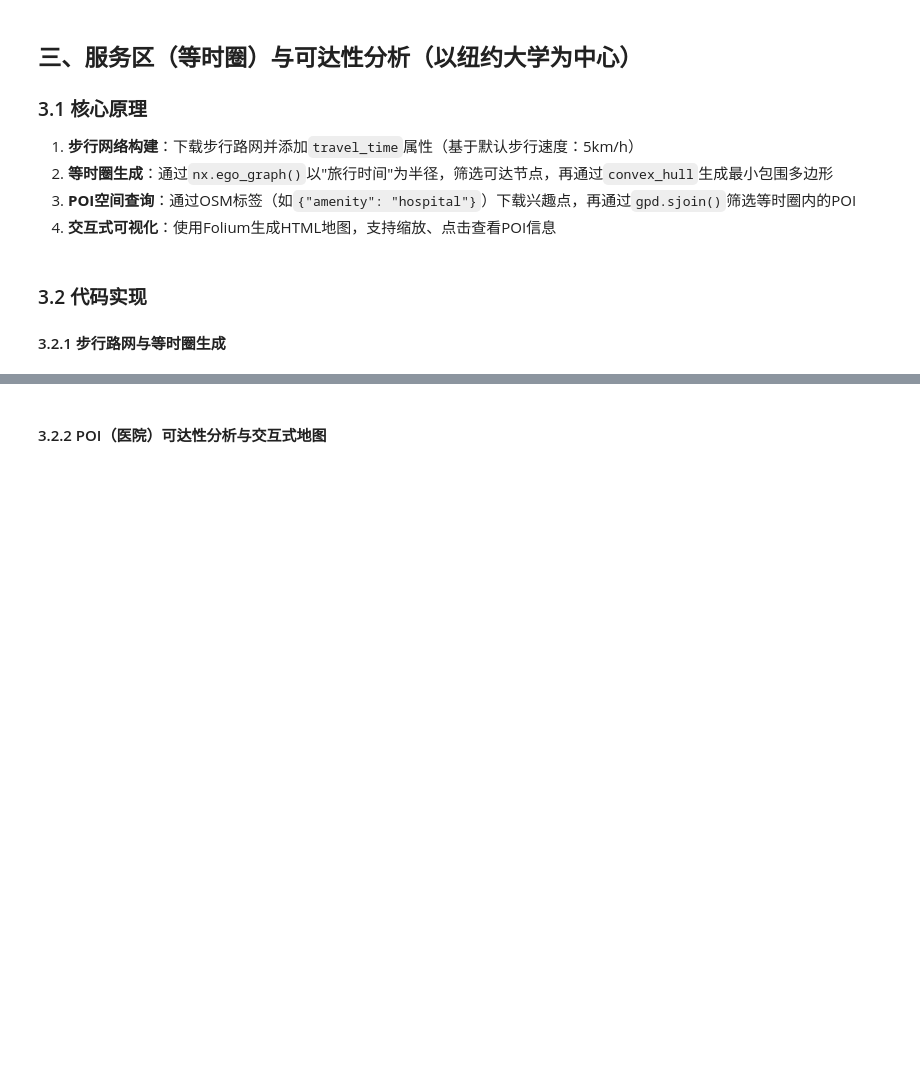
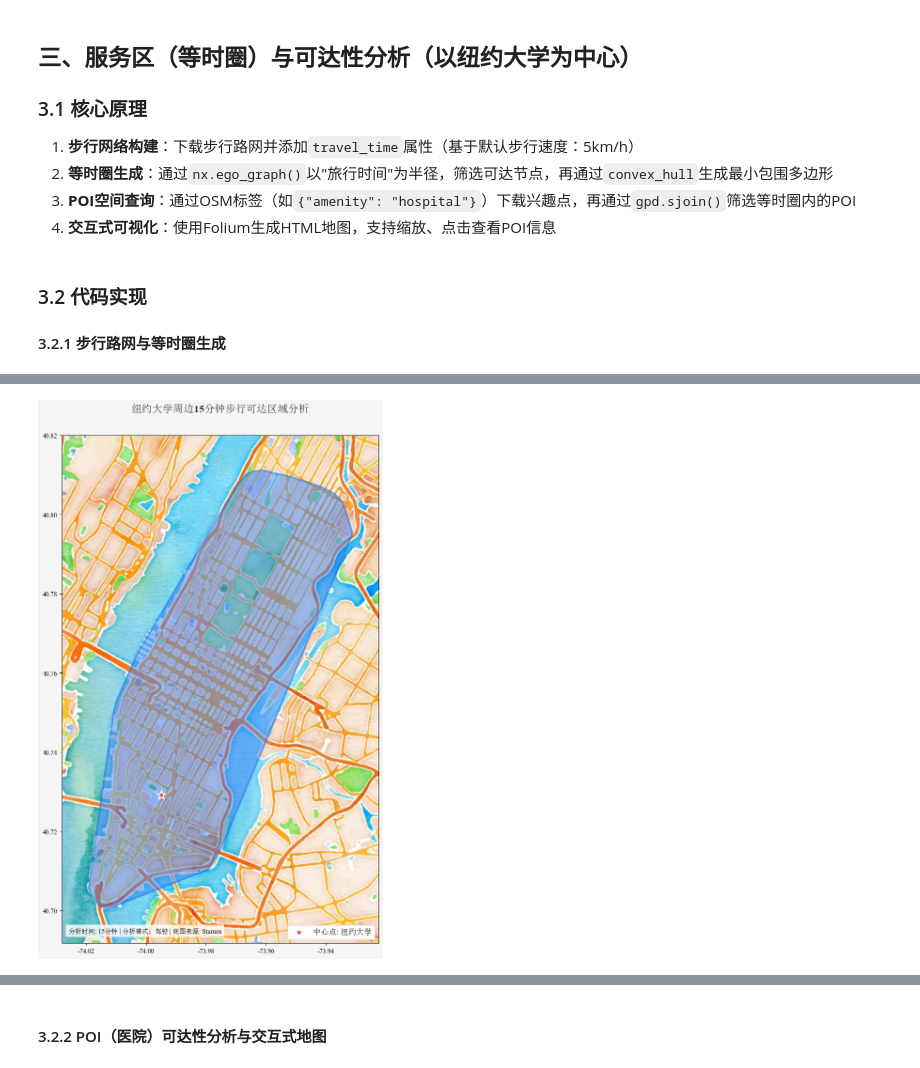
Before and after one commit to jacktaolai/geo-big-data-analysis, a Jupyter notebook: 实习三/实习三代码/urban_road_network_analysis.ipynb, the cells around one changed output, grey strips where cells are left out. Drawn from its saved outputs; the diff is of its cells as text; code cells hidden in the pictures; blank space fills up the shorter version.

```diff
--- a/实习三/实习三代码/urban_road_network_analysis.ipynb
+++ b/实习三/实习三代码/urban_road_network_analysis.ipynb
@@ -336,0 +335,84 @@ print("等时圈数据已保存为 isochrone_15min.geojson")
+# %%
+# 7. 优化可视化（使用Stamen Watercolor底图）
+import contextily as ctx
+import xyzservices.providers as xyz
+# 创建图形
+fig, ax = plt.subplots(figsize=(12, 12), facecolor='#F5F5F5')
+
+# 将等时圈转换为Web墨卡托投影（与底图匹配）
+isochrone_web_mercator = isochrone_gdf.to_crs(epsg=3857)
+
+# 绘制等时圈（使用更现代的颜色）
+isochrone_gdf.plot(
+    ax=ax,
+    color="#4285F4",  # Google蓝色
+    alpha=0.5,  # 半透明
+    edgecolor="#1A73E8",  # 深蓝色边框
+    linewidth=3,  # 边框宽度
+    label=f'{travel_time_minutes}分钟步行可达区域'
+)
+
+# 配置Stamen Watercolor底图（使用您的API key）
+api_key = "464fc2cb-f81f-460b-a772-66597280618e"  # 这里填你在 StadiaMaps 获取的 key
+stamen_watercolor_url = (
+    f"https://tiles.stadiamaps.com/tiles/stamen_watercolor/{{z}}/{{x}}/{{y}}.jpg?api_key={api_key}"
+)
+
+# 添加Stamen Watercolor底图
+# 添加contextily底图
+ctx.add_basemap(
+    ax=ax,# 关键
+    crs=isochrone_gdf.crs,
+    source=stamen_watercolor_url
+    # source=ctx.providers.Stadia.StamenWatercolor
+)
+
+# 绘制中心点（使用更醒目的标记）
+ax.scatter(
+    center_point[1],  # 经度
+    center_point[0],  # 纬度
+    c='#EA4335',  # Google红色
+    s=200,  # 标记大小
+    marker='*',  # 星形标记
+    edgecolor='white',  # 白色边框
+    linewidth=1.5,  # 边框宽度
+    zorder=10,  # 确保在最上层
+    label=f'中心点: 纽约大学'
+)
+
+# 设置标题和样式
+title = f"纽约大学周边{travel_time_minutes}分钟步行可达区域分析\n"
+ax.set_title(title, fontsize=16, pad=20, fontweight='bold', color='#333333')
+
+# 设置图例（右下角）
+ax.legend(
+    loc='lower right',
+    framealpha=1,  # 不透明
+    facecolor='white',  # 白色背景
+    edgecolor='#DDDDDD',  # 浅灰色边框
+    fontsize=12
+)
+
+# 添加数据说明
+ax.text(
+    0.02, 0.02,  # 左下角位置
+    f"分析时间: {travel_time_minutes}分钟 | 分析模式：驾驶 | 底图来源: Stamen",
+    transform=ax.transAxes,  # 使用轴坐标
+    fontsize=10,
+    bbox=dict(facecolor='white', alpha=0.8, edgecolor='none')  # 白色半透明背景
+)
+
+# 调整坐标轴范围（基于等时圈范围自动扩展10%）
+bounds = isochrone_polygon.bounds
+margin = (bounds[2] - bounds[0]) * 0.1  # 10%边距
+ax.set_xlim(bounds[0] - margin, bounds[2] + margin)
+ax.set_ylim(bounds[1] - margin, bounds[3] + margin)
+
+plt.tight_layout()
+plt.show()
+
+# 保存等时圈数据（保持不变）
+isochrone_gdf.to_file("isochrone_15min.geojson", driver="GeoJSON")
+print("等时圈数据已保存为 isochrone_15min.geojson")
+# %% [output]
+[figure, added]
```
Also changed, not shown: parts of 2 cells of this notebook.
